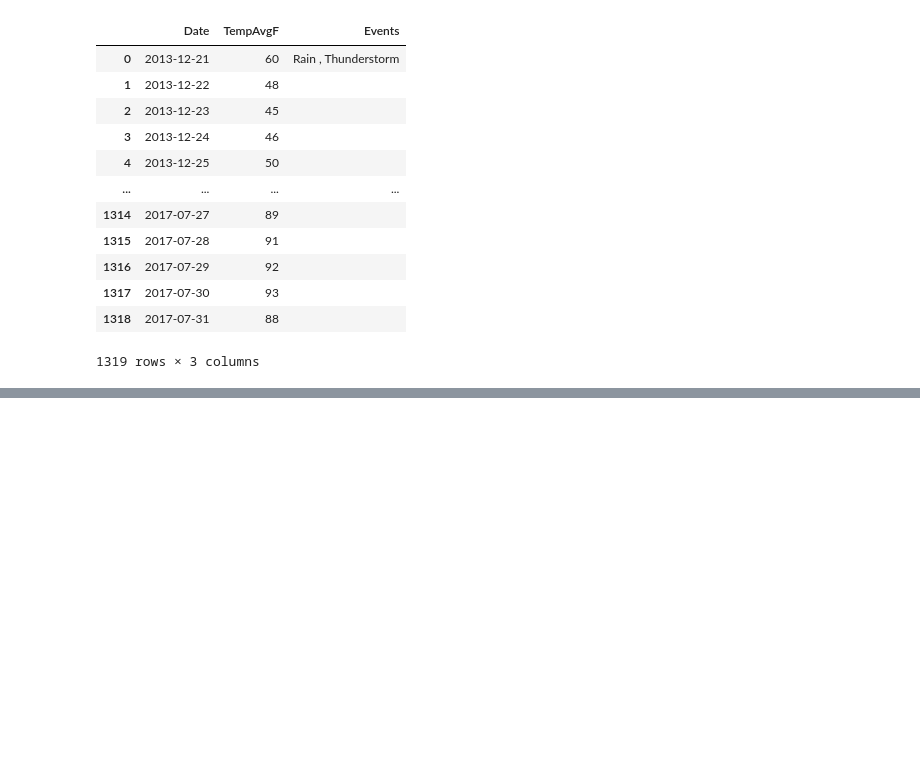
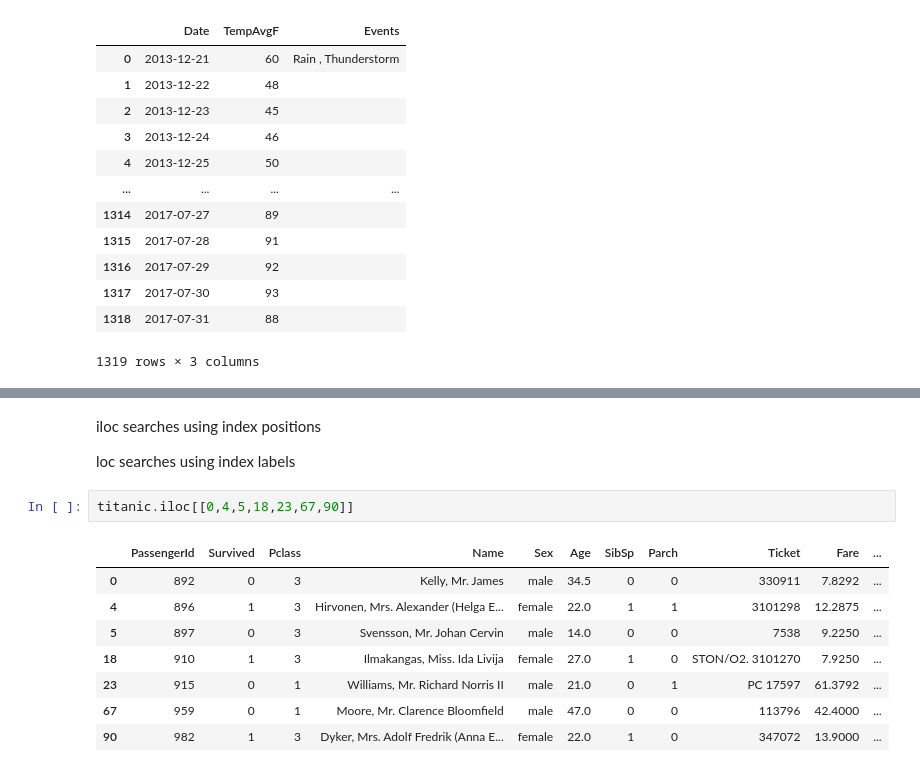
Before and after one commit to yash06chourasia/Python-ML-training, a Jupyter notebook: Dataset/panda.ipynb, the cells around one changed output, grey strips where cells are left out. Cells and saved outputs as stored; diff of their text form; blank space fills up the shorter version.

```diff
--- a/Dataset/panda.ipynb
+++ b/Dataset/panda.ipynb
@@ -330,0 +358,15 @@ weather[['Date','TempAvgF','Events']]
+# %% [markdown]
+iloc searches using index positions
+
+loc searches using index labels
+# %%
+titanic.iloc[[0,4,5,18,23,67,90]]
+# %% [output]
+|  | PassengerId | Survived | Pclass | Name | Sex | Age | SibSp | Parch | Ticket | Fare | ... |
+| 0 | 892 | 0 | 3 | Kelly, Mr. James | male | 34.5 | 0 | 0 | 330911 | 7.8292 | ... |
+| 4 | 896 | 1 | 3 | Hirvonen, Mrs. Alexander (Helga E... | female | 22.0 | 1 | 1 | 3101298 | 12.2875 | ... |
+| 5 | 897 | 0 | 3 | Svensson, Mr. Johan Cervin | male | 14.0 | 0 | 0 | 7538 | 9.2250 | ... |
+| 18 | 910 | 1 | 3 | Ilmakangas, Miss. Ida Livija | female | 27.0 | 1 | 0 | STON/O2. 3101270 | 7.9250 | ... |
+| 23 | 915 | 0 | 1 | Williams, Mr. Richard Norris II | male | 21.0 | 0 | 1 | PC 17597 | 61.3792 | ... |
+| 67 | 959 | 0 | 1 | Moore, Mr. Clarence Bloomfield | male | 47.0 | 0 | 0 | 113796 | 42.4000 | ... |
+| 90 | 982 | 1 | 3 | Dyker, Mrs. Adolf Fredrik (Anna E... | female | 22.0 | 1 | 0 | 347072 | 13.9000 | ... |
```
Also changed, not shown: parts of 11 cells of this notebook.
